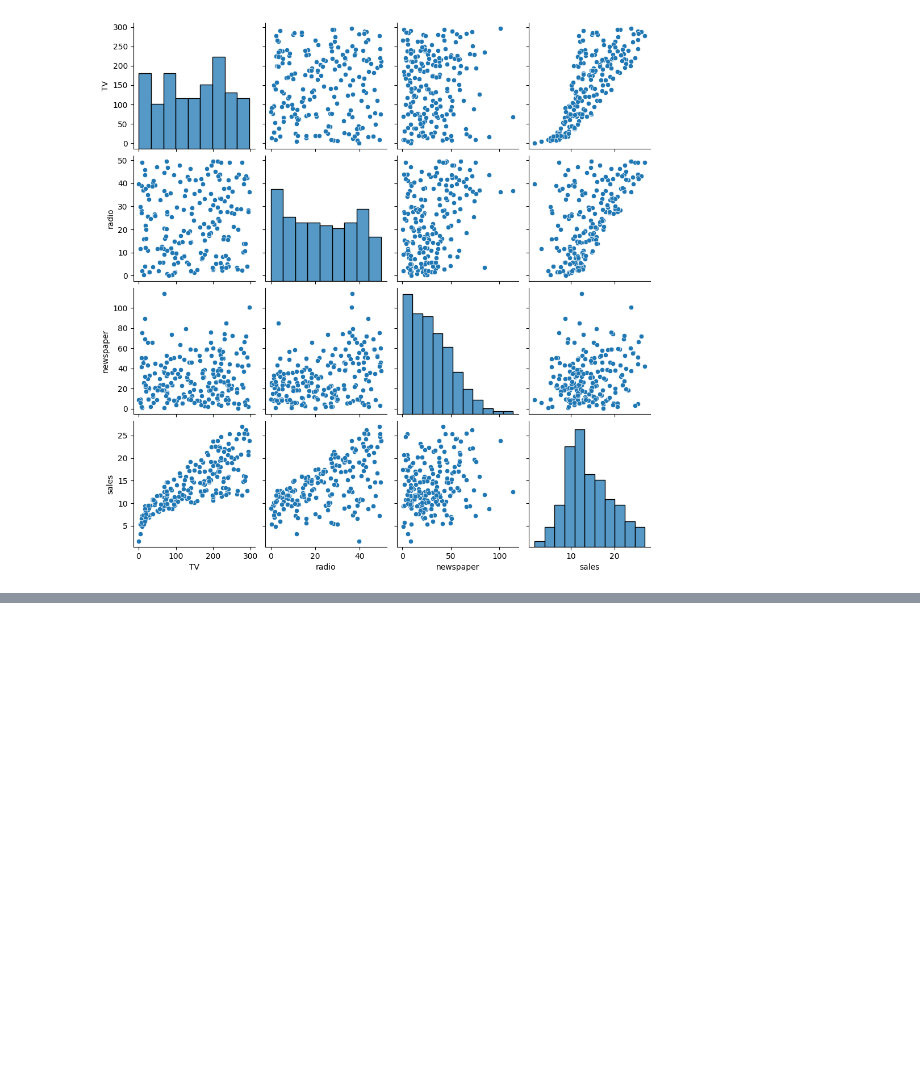
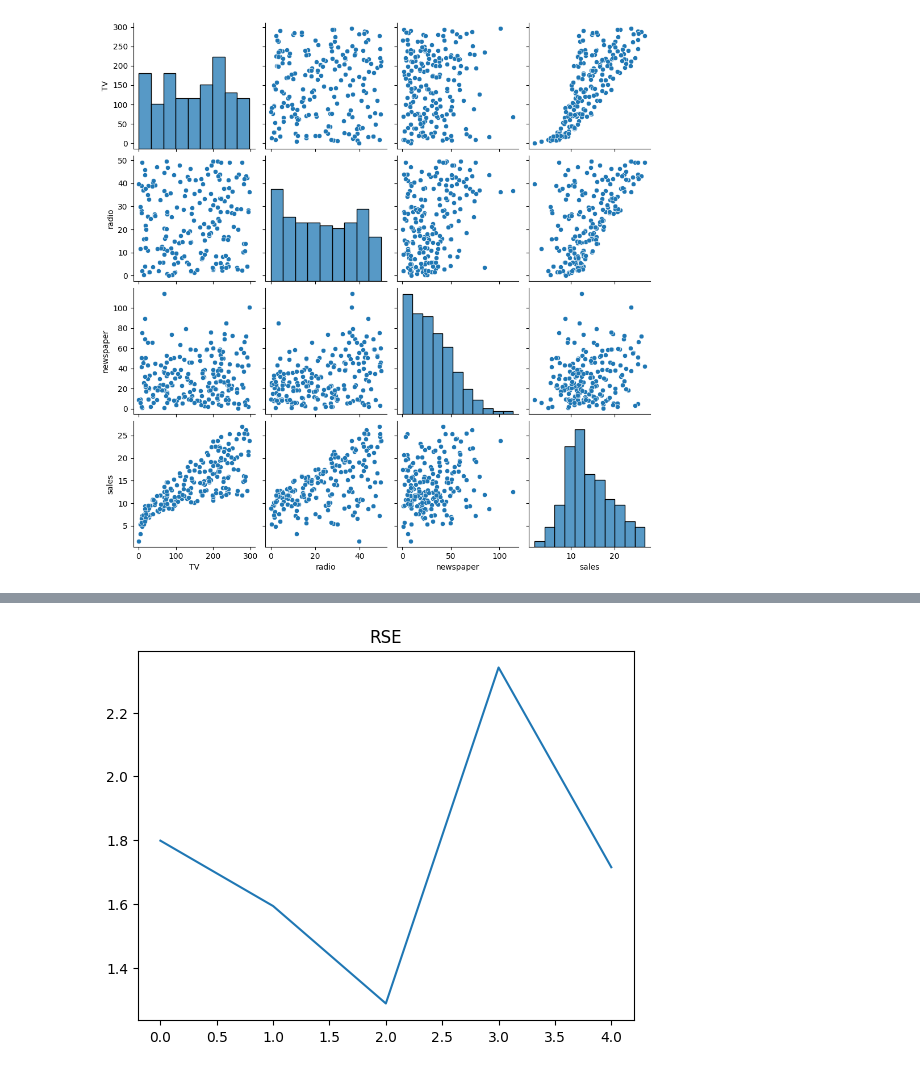
Before and after one commit to manoelmms/IntroMachineLearning, a Jupyter notebook: Tarefa 2 - Regressão Linear/Tarefa 2.ipynb, the cells around one changed output, grey strips where cells are left out. Cells and saved outputs as stored; diff of their text form; code cells hidden in the pictures; blank space fills up the shorter version.

```diff
--- a/Tarefa 2 - Regressão Linear/Tarefa 2.ipynb
+++ b/Tarefa 2 - Regressão Linear/Tarefa 2.ipynb
@@ -46,21 +50,18 @@ def RSS(X, y, y_pred):
     """
     return sum((y - y_pred)**2)
 # %%
-def RSE(X, y, y_pred):
+def RSE(y, y_pred):
     """
     This function calculates the residual standard error (RSE) of a linear regression model
 
     Parameters:
-    X: numpy array of shape (m, n) - the matrix of features
     y: numpy array of shape (m, 1) - the target vector
     y_pred: numpy array of shape (m, 1) - the predicted target vector
 
     Returns:
     float - the residual standard error (RSE) of the linear regression model
     """
-    n = X.shape[0] # number of samples
-    p = X.shape[1] # number of features
-    return (RSS(X, y, y_pred) / n - p - 1)**(1/2) # Slide with the wrong formula! Page 4
+    return np.sqrt(RSS(y, y_pred) / (len(y) - 2))
 # %%
 def SEM(X, y, y_pred):
     """
@@ -357,0 +580,6 @@ Coefficients of the linear regression model using the sklearn library without sp
+# %%
+plt.plot(RSEs)
+plt.title('RSE')
+plt.show()
+# %% [output]
+[figure, added]
```
Also changed, not shown: parts of 40 cells of this notebook.
